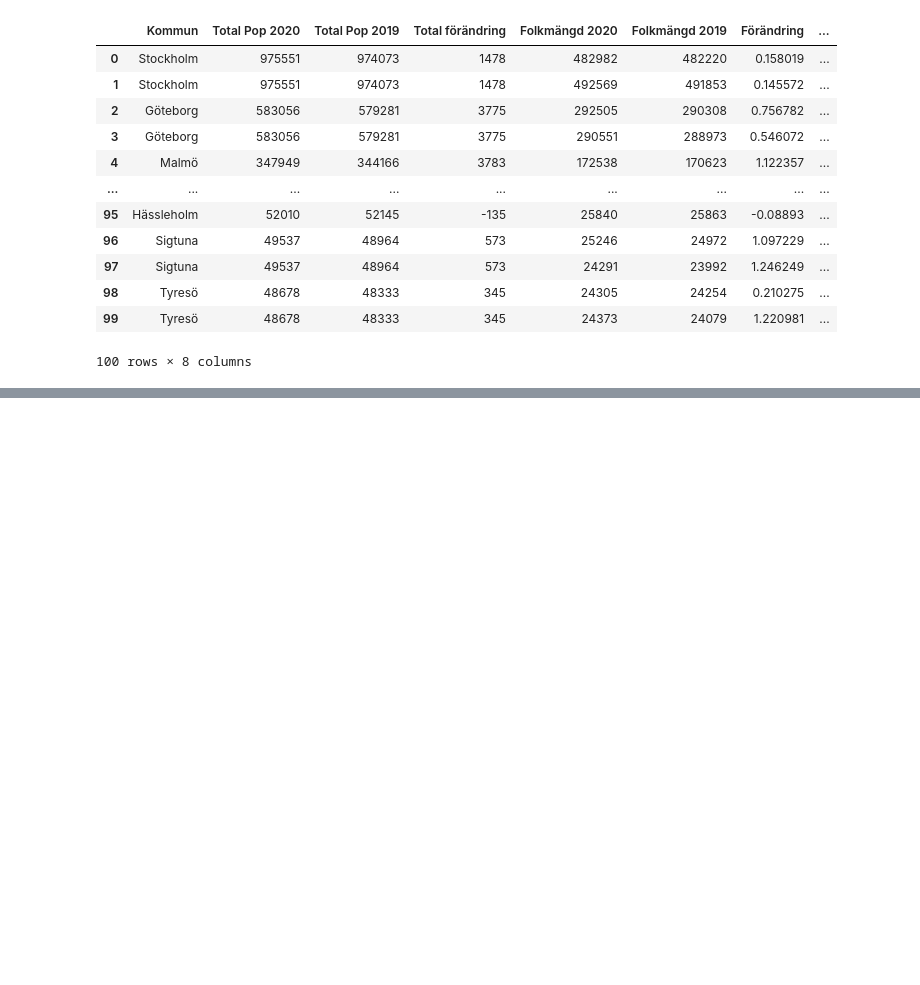
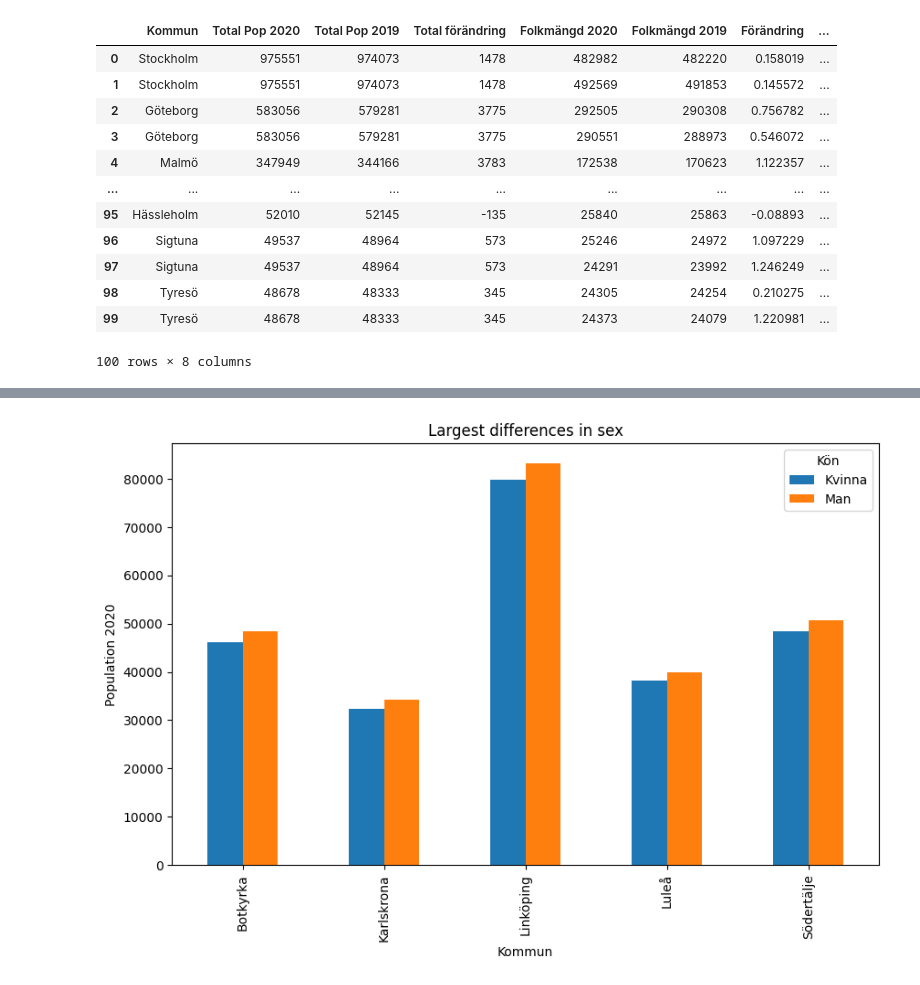
Before and after one commit to danlundh67/Python-Dan-Lund-OPA23, a Jupyter notebook: exercises/1_panda.ipynb, the cells around one changed output, grey strips where cells are left out. Saved outputs shown, nothing was run; the diff lists cells and outputs as text; code cells hidden in the pictures; blank space fills up the shorter version.

Commit message:
Sex diff

```diff
--- a/exercises/1_panda.ipynb
+++ b/exercises/1_panda.ipynb
@@ -450,0 +391,28 @@ KeyError: 'Population_2019'
+# %%
+def fraction_sex(row):
+    z = row['Folkmängd 2020']/row['Total Pop 2020']
+    return z
+
+df_plot["Gen_diff"]=df_plot.apply(fraction_sex, axis=1)
+
+gendiff=df_plot.sort_values(by="Gen_diff", ascending=False)
+
+top5=gendiff[:5]
+# %%
+top5
+df_pl2=pd.merge(left=df_plot,right=top5["Kommun"], how="inner")
+
+df_pivot = df_pl2.pivot(index='Kommun', columns='Kön', values='Folkmängd 2019')
+
+# Plotting the grouped bar chart
+ax = df_pivot.plot(kind='bar', stacked=False, figsize=(10, 6))
+
+# Adding labels and title
+plt.xlabel('Kommun')
+plt.ylabel('Population 2020')
+plt.title('Largest differences in sex')
+
+# Display the plot
+plt.show()
+# %% [output]
+[figure, added]
```
Also changed, not shown: parts of 8 cells of this notebook.
